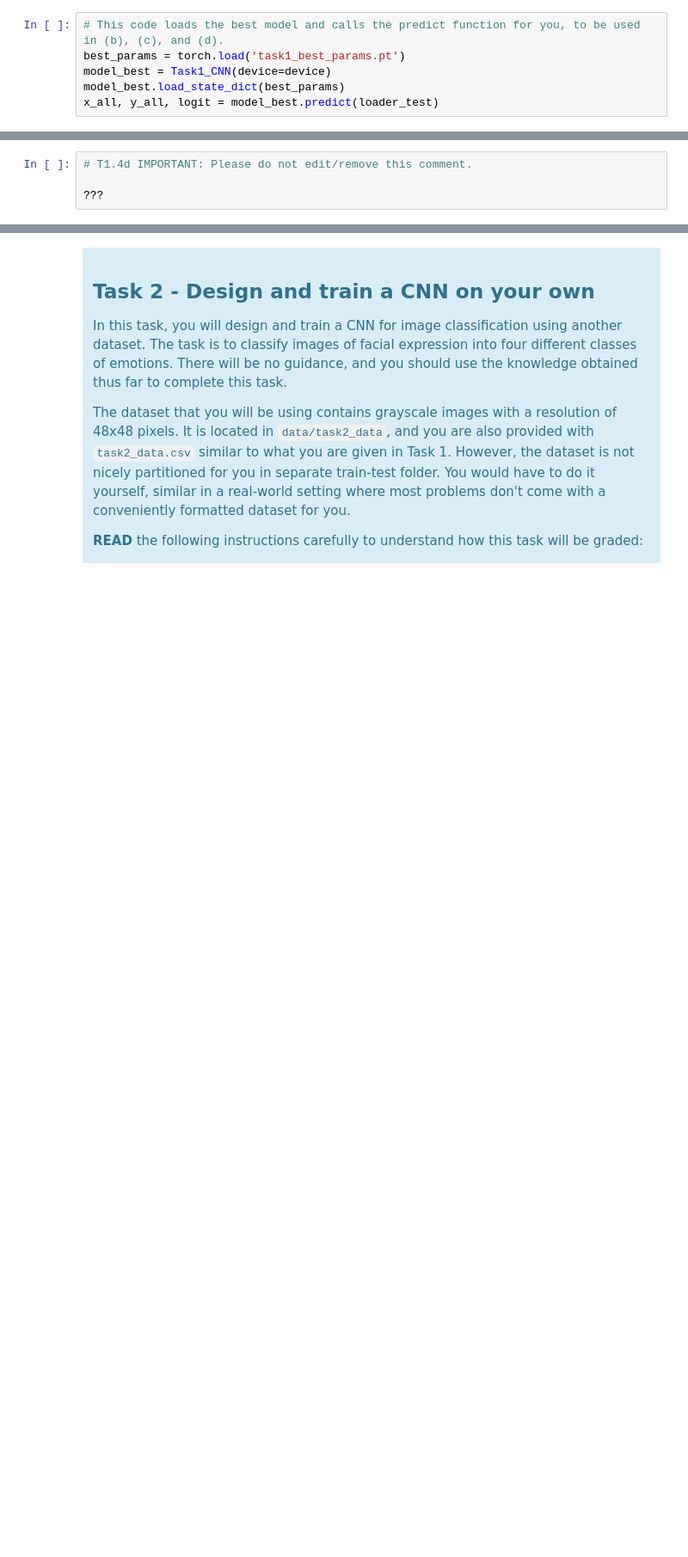
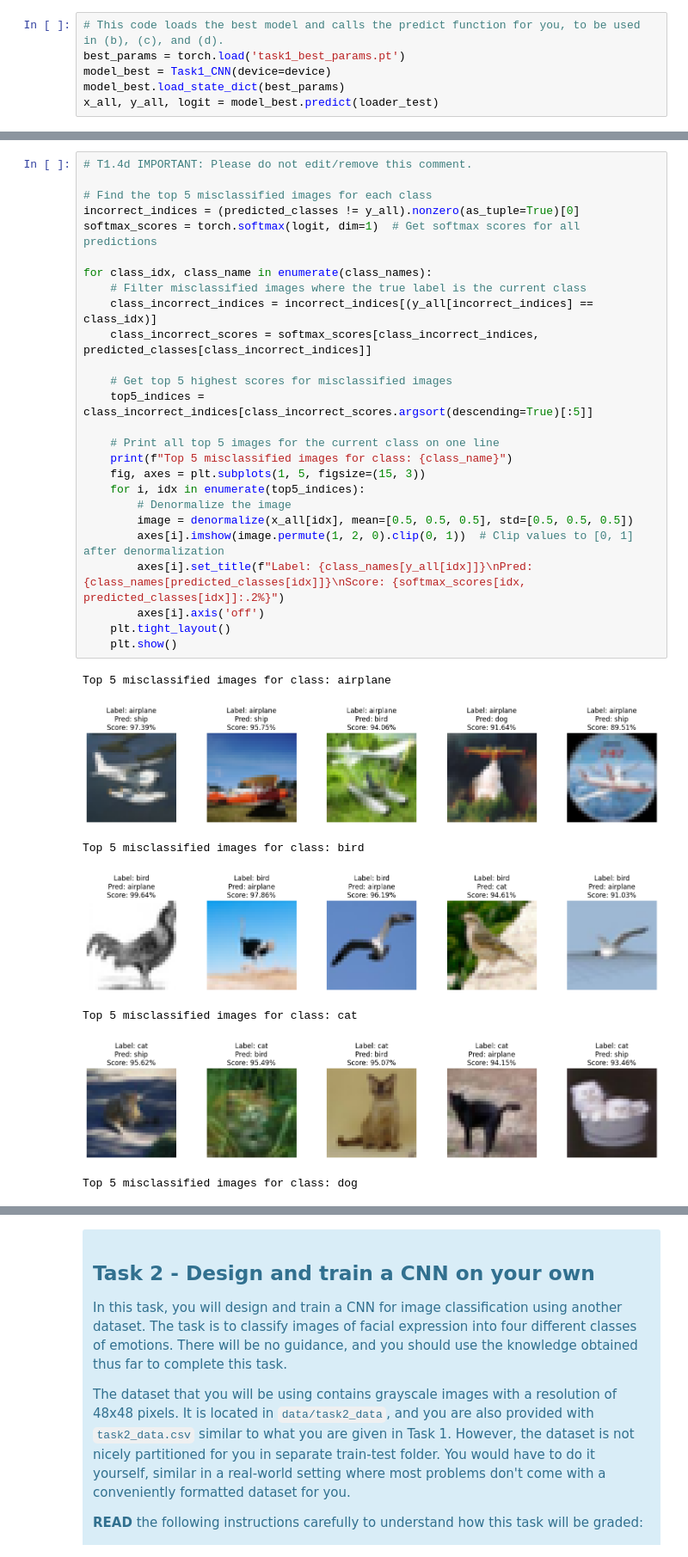
Before and after one commit to dillonlyr/ECE4179_Codes, a Jupyter notebook: Lab 4/Lab_4_student_2025.ipynb, the cells around one changed output, grey strips where cells are left out. Shown at 86% size. Cells and saved outputs as stored; diff of their text form; blank space fills up the shorter version.

```diff
--- a/Lab 4/Lab_4_student_2025.ipynb
+++ b/Lab 4/Lab_4_student_2025.ipynb
@@ -346,7 +486,37 @@ In total, you have 5 classes, and 5 top misclassified images for each class, hen
 An example of an expected output for Top Missclassifed images for the "dog" class are shown below:
 
 <img src="./data/top-mis-classified-demo.PNG" />
-# %%
-# T1.4d IMPORTANT: Please do not edit/remove this comment.
-
-???
+# %%
+# T1.4d IMPORTANT: Please do not edit/remove this comment.
+
+# Find the top 5 misclassified images for each class
+incorrect_indices = (predicted_classes != y_all).nonzero(as_tuple=True)[0]
+softmax_scores = torch.softmax(logit, dim=1)  # Get softmax scores for all predictions
+
+for class_idx, class_name in enumerate(class_names):
+    # Filter misclassified images where the true label is the current class
+    class_incorrect_indices = incorrect_indices[(y_all[incorrect_indices] == class_idx)]
+    class_incorrect_scores = softmax_scores[class_incorrect_indices, predicted_classes[class_incorrect_indices]]
+
+    # Get top 5 highest scores for misclassified images
+    top5_indices = class_incorrect_indices[class_incorrect_scores.argsort(descending=True)[:5]]
+
+    # Print all top 5 images for the current class on one line
+    print(f"Top 5 misclassified images for class: {class_name}")
+    fig, axes = plt.subplots(1, 5, figsize=(15, 3))
+    for i, idx in enumerate(top5_indices):
+        # Denormalize the image
+        image = denormalize(x_all[idx], mean=[0.5, 0.5, 0.5], std=[0.5, 0.5, 0.5])
+        axes[i].imshow(image.permute(1, 2, 0).clip(0, 1))  # Clip values to [0, 1] after denormalization
+        axes[i].set_title(f"Label: {class_names[y_all[idx]]}\nPred: {class_names[predicted_classes[idx]]}\nScore: {softmax_scores[idx, predicted_classes[idx]]:.2%}")
+        axes[i].axis('off')
+    plt.tight_layout()
+    plt.show()
+# %% [output]
+Top 5 misclassified images for class: airplane
+[figure, added]
+Top 5 misclassified images for class: bird
+[figure, added]
+Top 5 misclassified images for class: cat
+[figure, added]
+Top 5 misclassified images for class: dog
```
Also changed, not shown: parts of 25 cells of this notebook, 13 other files.
